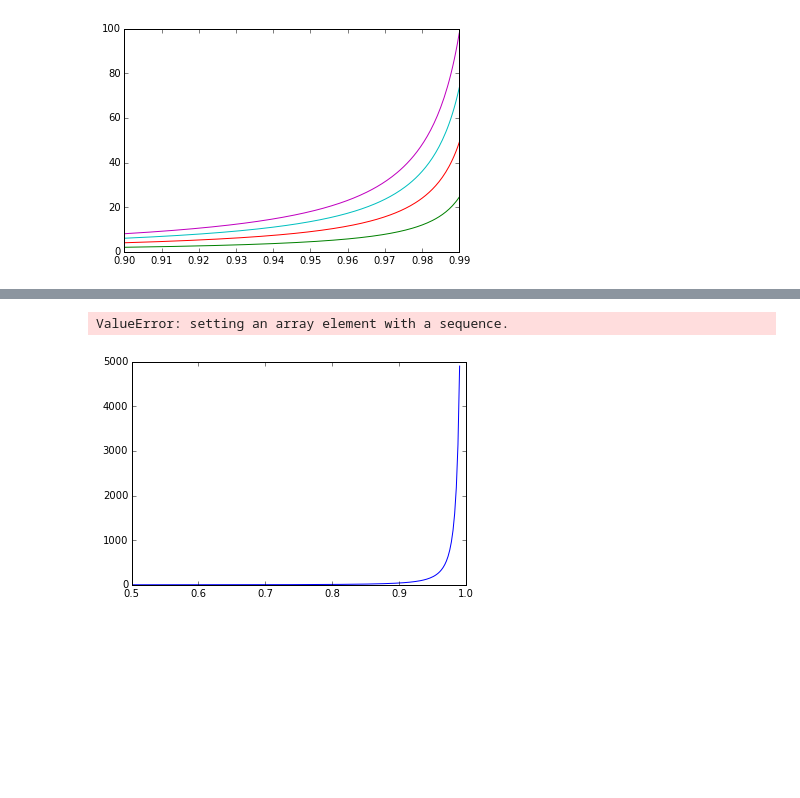
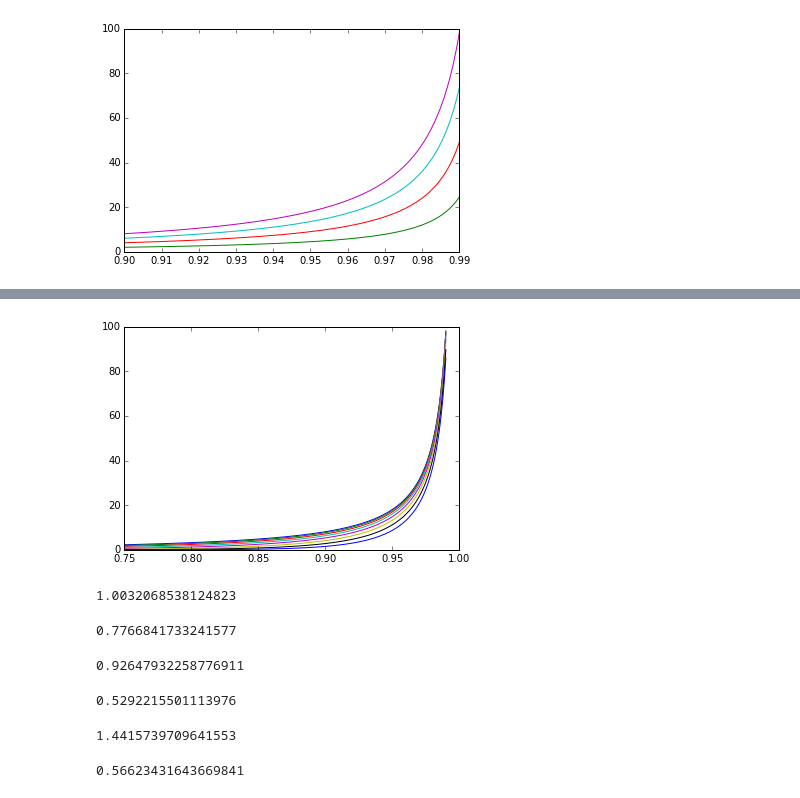
Before and after one commit to misken/qng, a Jupyter notebook: qng_hacking.ipynb, the cells around one changed output, grey strips where cells are left out. Cells and saved outputs as stored; diff of their text form; code cells hidden in the pictures; blank space fills up the shorter version.

Commit message:
working on whitt approximations

```diff
--- a/qng_hacking.ipynb
+++ b/qng_hacking.ipynb
@@ -218,3 +218,7 @@ for cv2 in np.linspace(0, 2, 5):
     plt.plot(rho, qng.mg1_mean_qsize(rho,1,cv2))
 # %% [output]
 [figure]
+# %%
+rho = np.linspace(0.5, .99, 200)
+load = rho * 2
+qsize = [qng.mmc_mean_qsize(l, 1, 2) for l in load]
@@ -221,8 +245,50 @@ for cv2 in np.linspace(0, 2, 5):
 # %%
-rho = np.linspace(0.5, .99, 200)
+rho = np.linspace(0.75, .99, 200)
 for c in [1, 2, 4, 8, 16, 32, 64, 128]:
     load = rho * c
-    plt.plot(rho, qng.mmc_mean_qsize(load, 1, c))
+    qsize = [qng.mmc_mean_qsize(l, 1, c) for l in load]
+    plt.plot(rho, qsize)
 # %% [output]
-ValueError: setting an array element with a sequence.
-[figure, old version]
+[figure, new version]
+# %%
+# D/M/m from Table2 - SEEMS TO BE OVERESTIMATING
+rho = 0.80
+m = 4
+lam = rho * m
+qng.ggm_mean_qwait_whitt(rho * m, 1.0, m, 0, 1) * lam
+# %% [output]
+1.0032068538124823
+# %%
+# D/M/m from Table2 but using 2.20 -
+rho = 0.8
+m = 4
+lam = rho * m
+print(qng.phi_3(m, rho))
+qng.dgm_mean_qwait_whitt(rho * m, 1.0, m, 0, 1) * lam
+# %% [output]
+0.7766841733241577
+0.92647932258776911
+# %%
+# M/D/m from Table 3 - SEEMS TO BE WORKING FOR M/D/m
+# should be 0.53
+qng.ggm_mean_qwait_whitt(0.7 * 4, 1.0, 4, 1, 0) * 0.7 * 4
+# %% [output]
+0.5292215501113976
+# %%
+# M/D/m from Table 3 -
+# should be 1.44
+rho = 0.8
+m = 2
+lam = rho * m
+qng.ggm_mean_qwait_whitt(rho * m, 1.0, m, 1, 0) * lam
+# %% [output]
+1.4415739709641553
+# %%
+# h2/M/m from Table 4 - - SEEMS TO BE WORKING FOR M/D/m
+ca2 = 2.25
+rho = 0.5
+m = 2
+lam = rho * m
+qng.ggm_mean_qwait_whitt(rho * m, 1.0, m, ca2, 1) * lam
+# %% [output]
+0.56623431643669841
```
Also changed, not shown: parts of 2 cells of this notebook, 1 other file.
